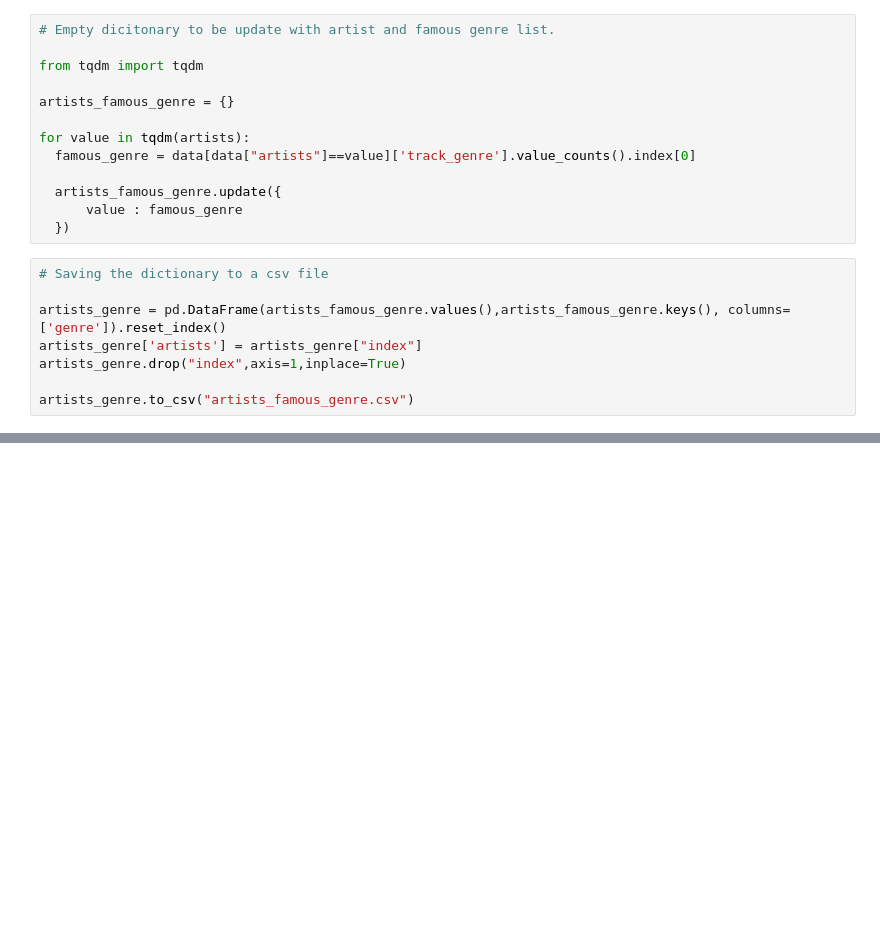
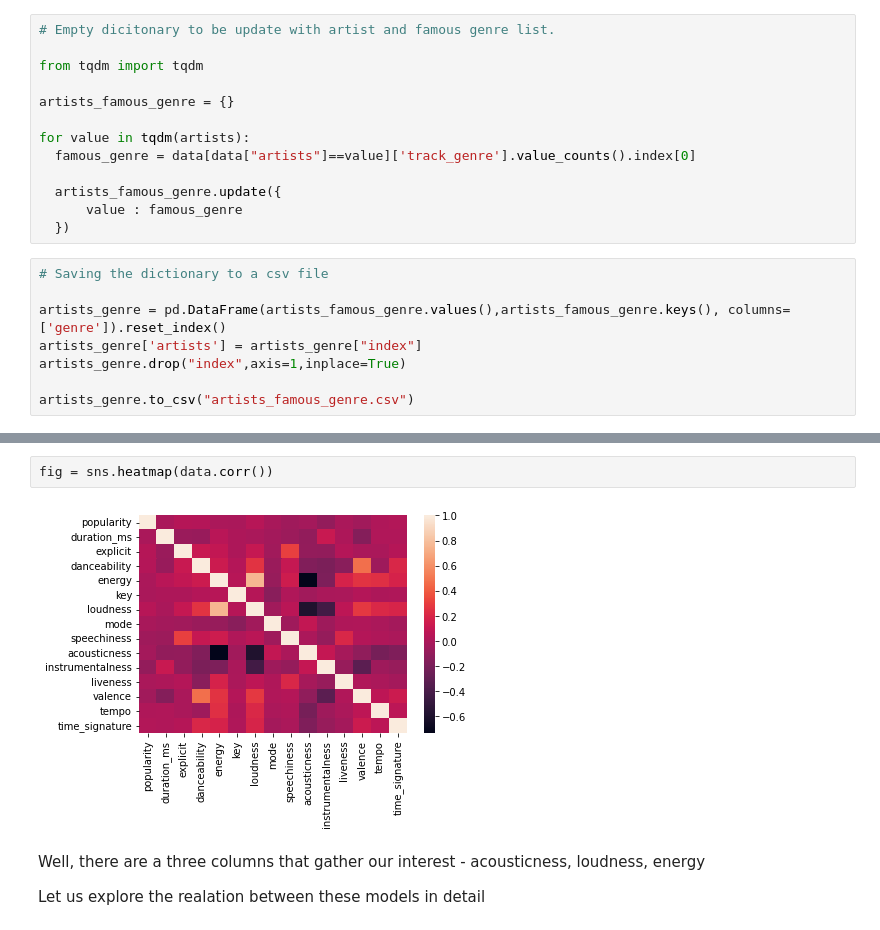
Before and after one commit to abhi-11nav/Spotify-data-Analysis, a Jupyter notebook: Spotify_Music_Analysis.ipynb, the cells around one changed output, grey strips where cells are left out. Cells and saved outputs as stored; diff of their text form; blank space fills up the shorter version.

```diff
--- a/Spotify_Music_Analysis.ipynb
+++ b/Spotify_Music_Analysis.ipynb
@@ -229,0 +275,8 @@ artists_genre.to_csv("artists_famous_genre.csv")
+# %%
+fig = sns.heatmap(data.corr())
+# %% [output]
+[figure, added]
+# %% [markdown]
+Well, there are a three columns that gather our interest - acousticness, loudness, energy
+
+Let us explore the realation between these models in detail
```
Also changed, not shown: parts of 12 cells of this notebook.
